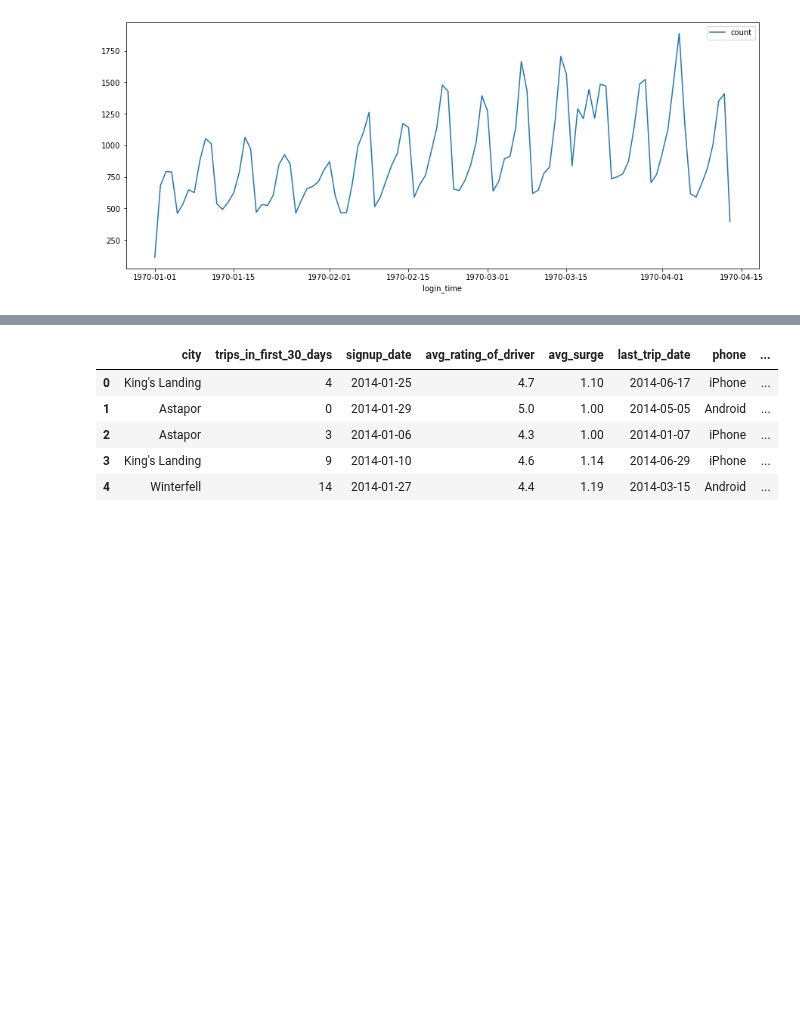
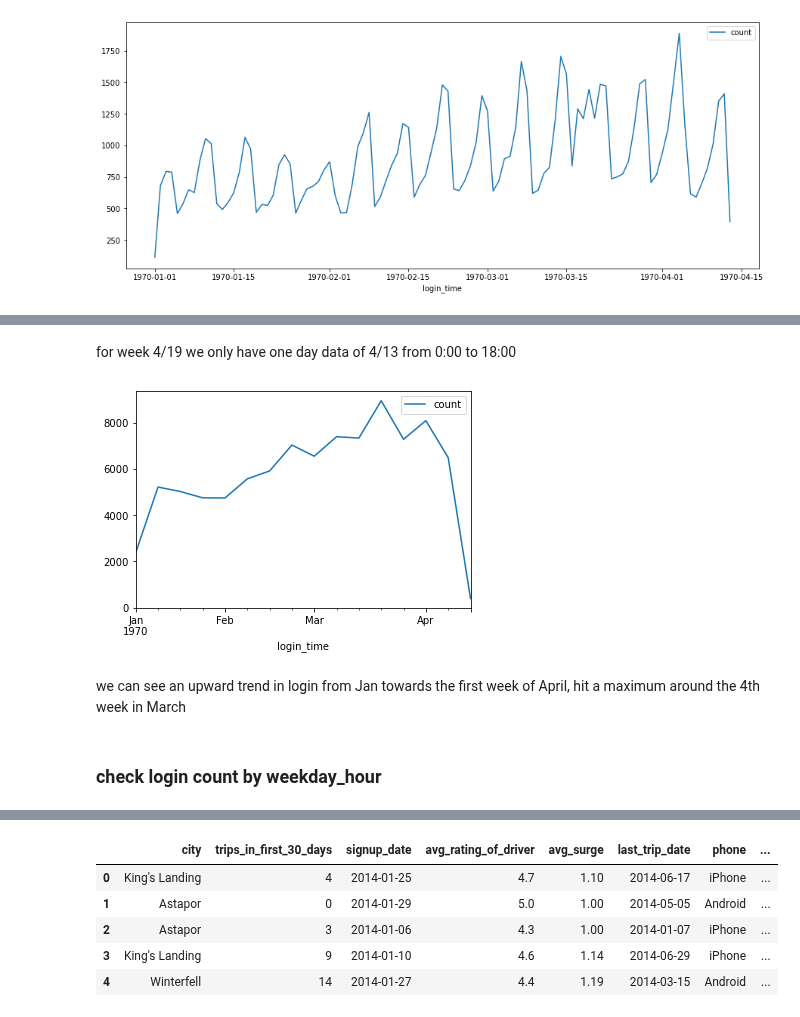
Before and after one commit to yoyo6022/Springboard-hands-on-project, a Jupyter notebook: ultimate_challenge/Ultimate_Challenge.ipynb, the cells around one changed output, grey strips where cells are left out. Drawn from its saved outputs; the diff is of its cells as text; code cells hidden in the pictures; blank space fills up the shorter version.

```diff
--- a/ultimate_challenge/Ultimate_Challenge.ipynb
+++ b/ultimate_challenge/Ultimate_Challenge.ipynb
@@ -207,0 +375,2 @@ df1_D.head(20)
+# %%
+df1_W = pd.DataFrame(df1.resample('W')['count'].sum())
@@ -207,0 +400,11 @@ df1_D.head(20)
+# %% [markdown]
+for week 4/19 we only have one day data of 4/13 from 0:00 to 18:00
+# %%
+df1_W.plot()
+plt.show()
+# %% [output]
+[figure, added]
+# %% [markdown]
+we can see an upward trend in login from Jan towards the first week of April, hit a maximum around the 4th week in March
+# %% [markdown]
+### check login count by weekday_hour
```
Also changed, not shown: parts of 42 cells of this notebook.
